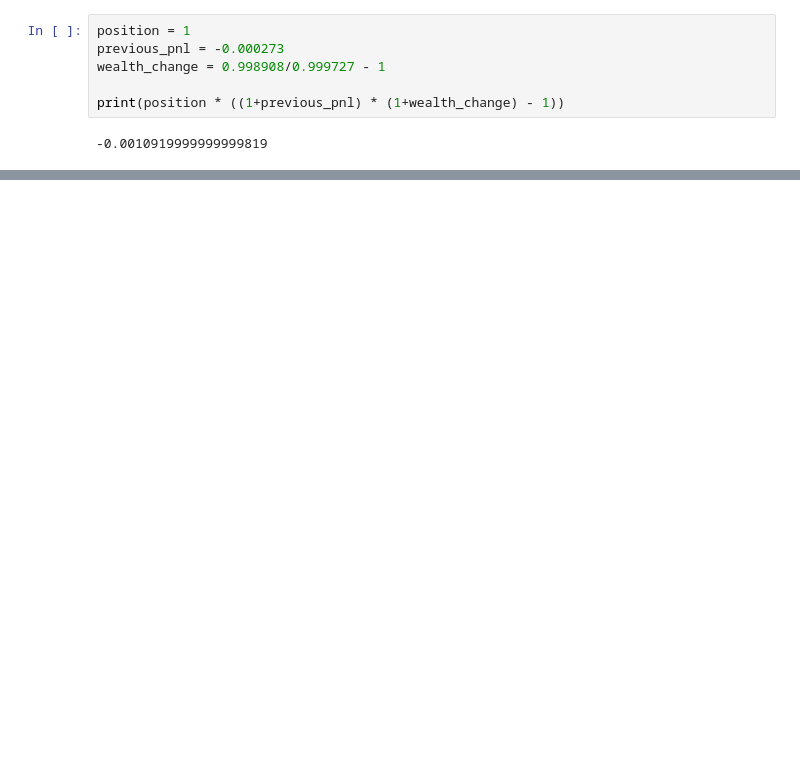
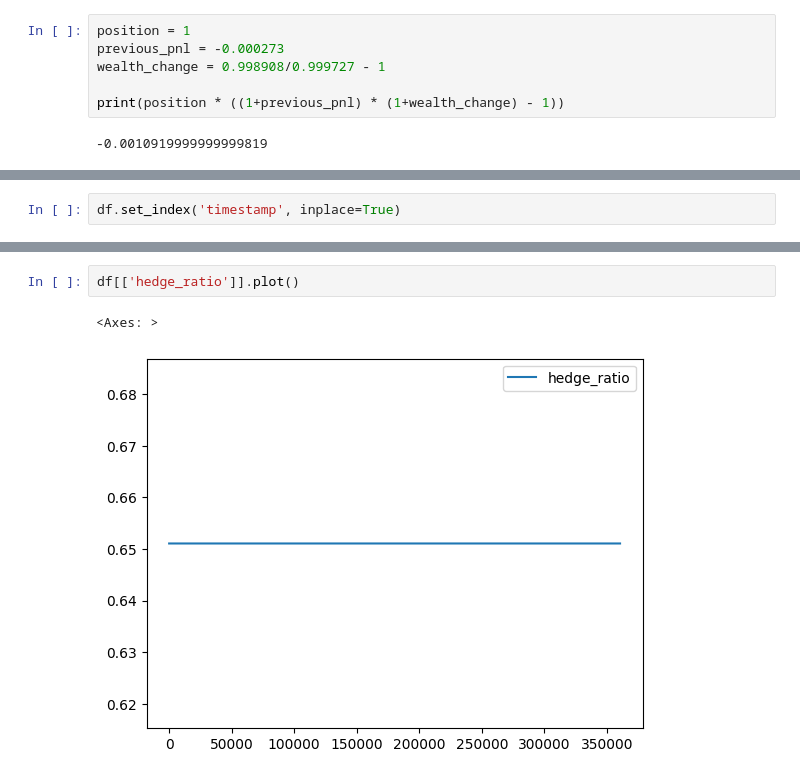
Before and after one commit to vtroude/QuantAndCo, a Jupyter notebook: Research/RSI_Strategy_Analysis.ipynb, the cells around one changed output, grey strips where cells are left out. Drawn from its saved outputs; the diff is of its cells as text; blank space fills up the shorter version.

```diff
--- a/Research/RSI_Strategy_Analysis.ipynb
+++ b/Research/RSI_Strategy_Analysis.ipynb
@@ -52,0 +154,2 @@ df.loc[df.index<='2020-02-10 15:07:00'].tail(10)
+# %%
+df.set_index('timestamp', inplace=True)
@@ -52,0 +170,5 @@ df.loc[df.index<='2020-02-10 15:07:00'].tail(10)
+# %%
+df[['hedge_ratio']].plot()
+# %% [output]
+<Axes: >
+[figure, added]
```
Also changed, not shown: parts of 10 cells of this notebook, 5 other files.
